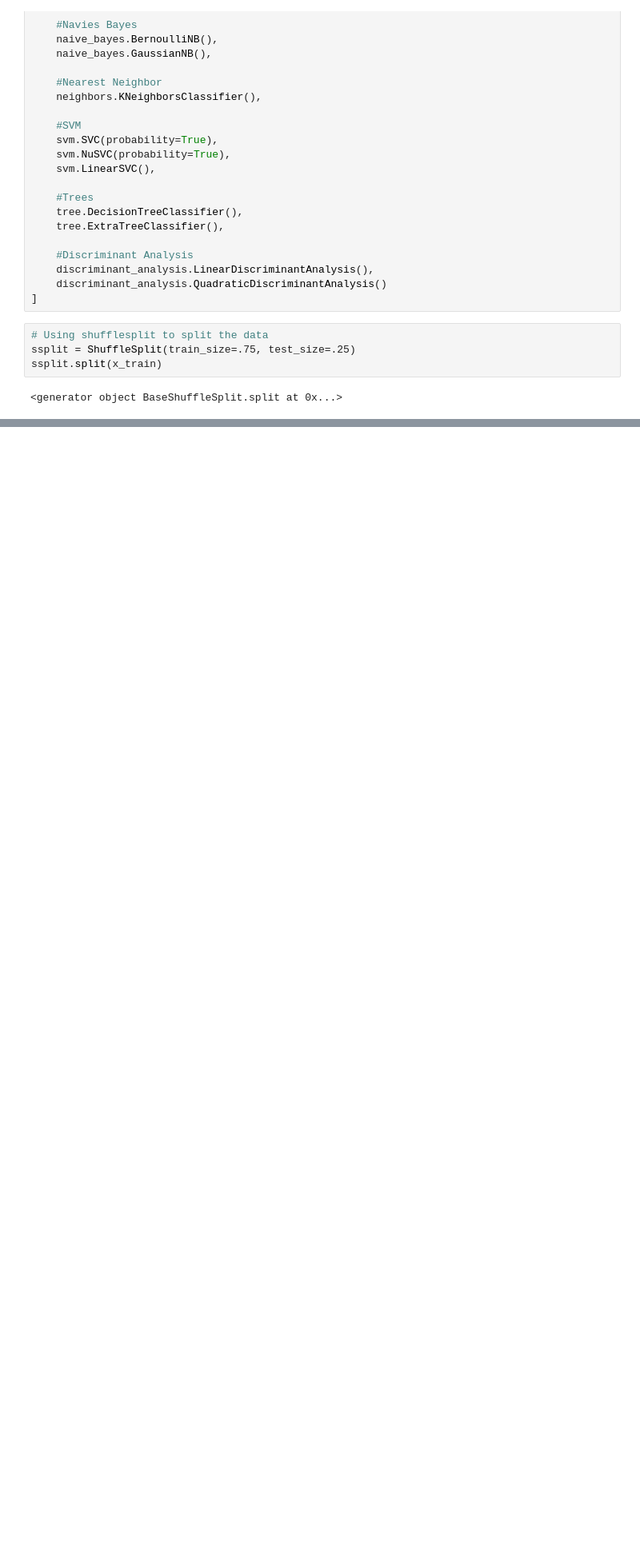
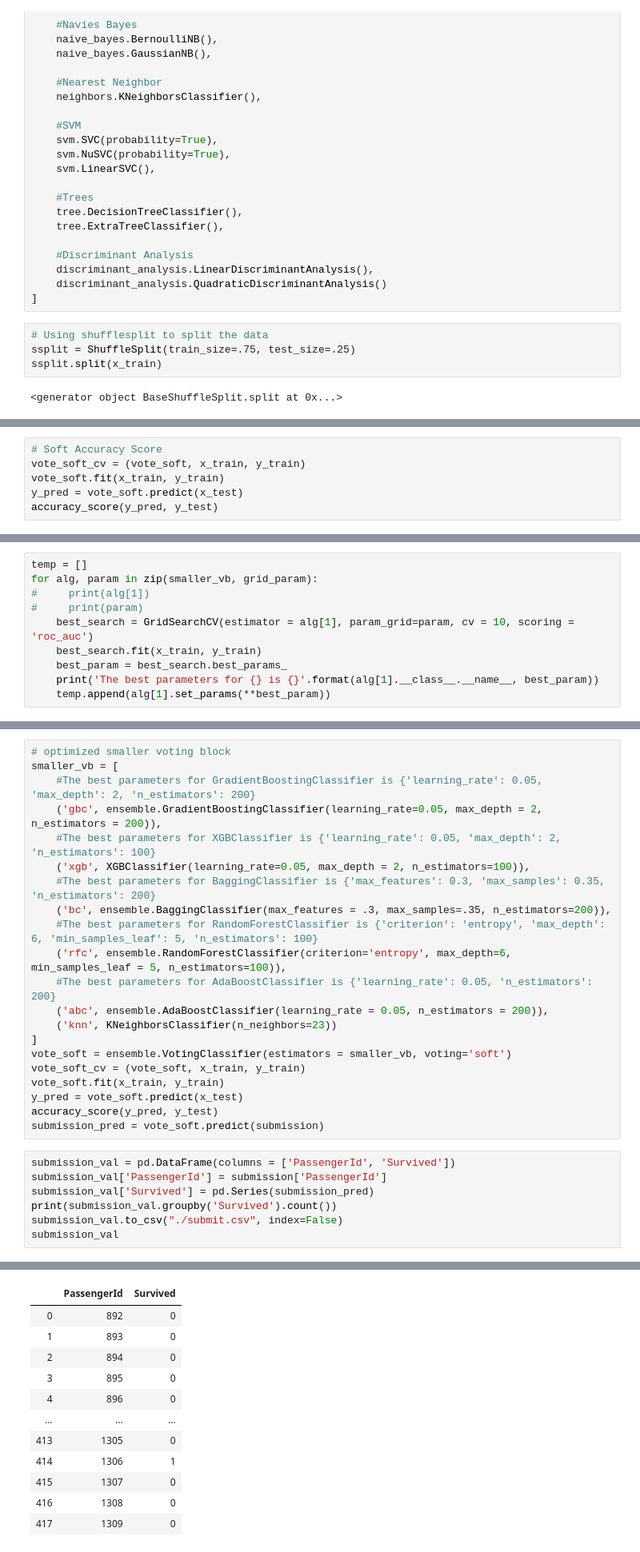
Before and after one commit to dillonwu-97/kaggle, a Jupyter notebook: titanic/titanic.ipynb, the cells around one changed output, grey strips where cells are left out. Shown: that part at 80% size. Drawn from its saved outputs; the diff is of its cells as text; blank space fills up the shorter version.

```diff
--- a/titanic/titanic.ipynb
+++ b/titanic/titanic.ipynb
@@ -318,0 +427,6 @@ Name: Fare, Length: 418, dtype: bool
+# %%
+# Soft Accuracy Score
+vote_soft_cv = (vote_soft, x_train, y_train)
+vote_soft.fit(x_train, y_train)
+y_pred = vote_soft.predict(x_test)
+accuracy_score(y_pred, y_test)
@@ -318,0 +497,10 @@ Name: Fare, Length: 418, dtype: bool
+# %%
+temp = []
+for alg, param in zip(smaller_vb, grid_param):
+#     print(alg[1])
+#     print(param)
+    best_search = GridSearchCV(estimator = alg[1], param_grid=param, cv = 10, scoring = 'roc_auc')
+    best_search.fit(x_train, y_train)
+    best_param = best_search.best_params_
+    print('The best parameters for {} is {}'.format(alg[1].__class__.__name__, best_param))
+    temp.append(alg[1].set_params(**best_param))
@@ -318,0 +530,29 @@ Name: Fare, Length: 418, dtype: bool
+# %%
+# optimized smaller voting block
+smaller_vb = [
+    #The best parameters for GradientBoostingClassifier is {'learning_rate': 0.05, 'max_depth': 2, 'n_estimators': 200}
+    ('gbc', ensemble.GradientBoostingClassifier(learning_rate=0.05, max_depth = 2, n_estimators = 200)),
+    #The best parameters for XGBClassifier is {'learning_rate': 0.05, 'max_depth': 2, 'n_estimators': 100}
+    ('xgb', XGBClassifier(learning_rate=0.05, max_depth = 2, n_estimators=100)),
+    #The best parameters for BaggingClassifier is {'max_features': 0.3, 'max_samples': 0.35, 'n_estimators': 200}
+    ('bc', ensemble.BaggingClassifier(max_features = .3, max_samples=.35, n_estimators=200)),
+    #The best parameters for RandomForestClassifier is {'criterion': 'entropy', 'max_depth': 6, 'min_samples_leaf': 5, 'n_estimators': 100}
+    ('rfc', ensemble.RandomForestClassifier(criterion='entropy', max_depth=6, min_samples_leaf = 5, n_estimators=100)),
+    #The best parameters for AdaBoostClassifier is {'learning_rate': 0.05, 'n_estimators': 200}
+    ('abc', ensemble.AdaBoostClassifier(learning_rate = 0.05, n_estimators = 200)),
+    ('knn', KNeighborsClassifier(n_neighbors=23))
+]
+vote_soft = ensemble.VotingClassifier(estimators = smaller_vb, voting='soft')
+vote_soft_cv = (vote_soft, x_train, y_train)
+vote_soft.fit(x_train, y_train)
+y_pred = vote_soft.predict(x_test)
+accuracy_score(y_pred, y_test)
+submission_pred = vote_soft.predict(submission)
+# %%
+submission_val = pd.DataFrame(columns = ['PassengerId', 'Survived'])
+submission_val['PassengerId'] = submission['PassengerId']
+submission_val['Survived'] = pd.Series(submission_pred)
+print(submission_val.groupby('Survived').count())
+submission_val.to_csv("./submit.csv", index=False)
+submission_val
+# %% [output]
@@ -318,0 +563,12 @@ Name: Fare, Length: 418, dtype: bool
+|  | PassengerId | Survived |
+| 0 | 892 | 0 |
+| 1 | 893 | 0 |
+| 2 | 894 | 0 |
+| 3 | 895 | 0 |
+| 4 | 896 | 0 |
+| ... | ... | ... |
+| 413 | 1305 | 0 |
+| 414 | 1306 | 1 |
+| 415 | 1307 | 0 |
+| 416 | 1308 | 0 |
+| 417 | 1309 | 0 |
```
Also changed, not shown: parts of 25 cells of this notebook, 1 other file.
